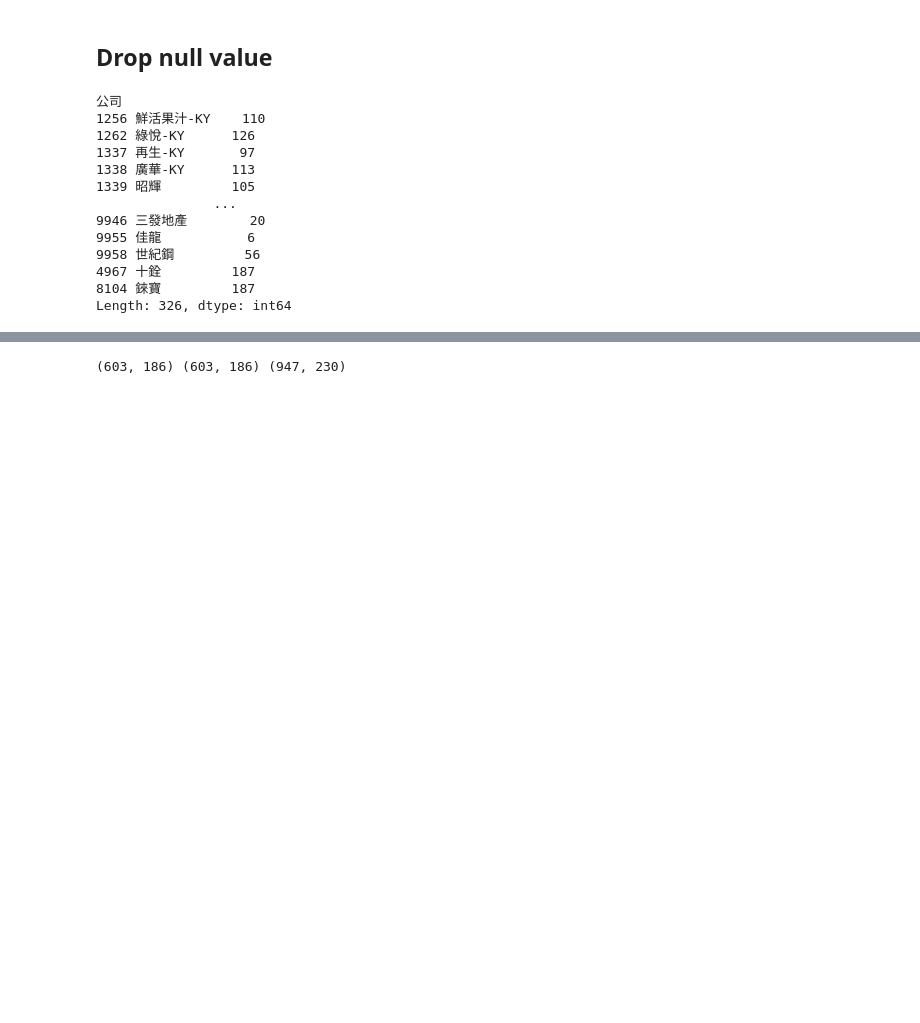
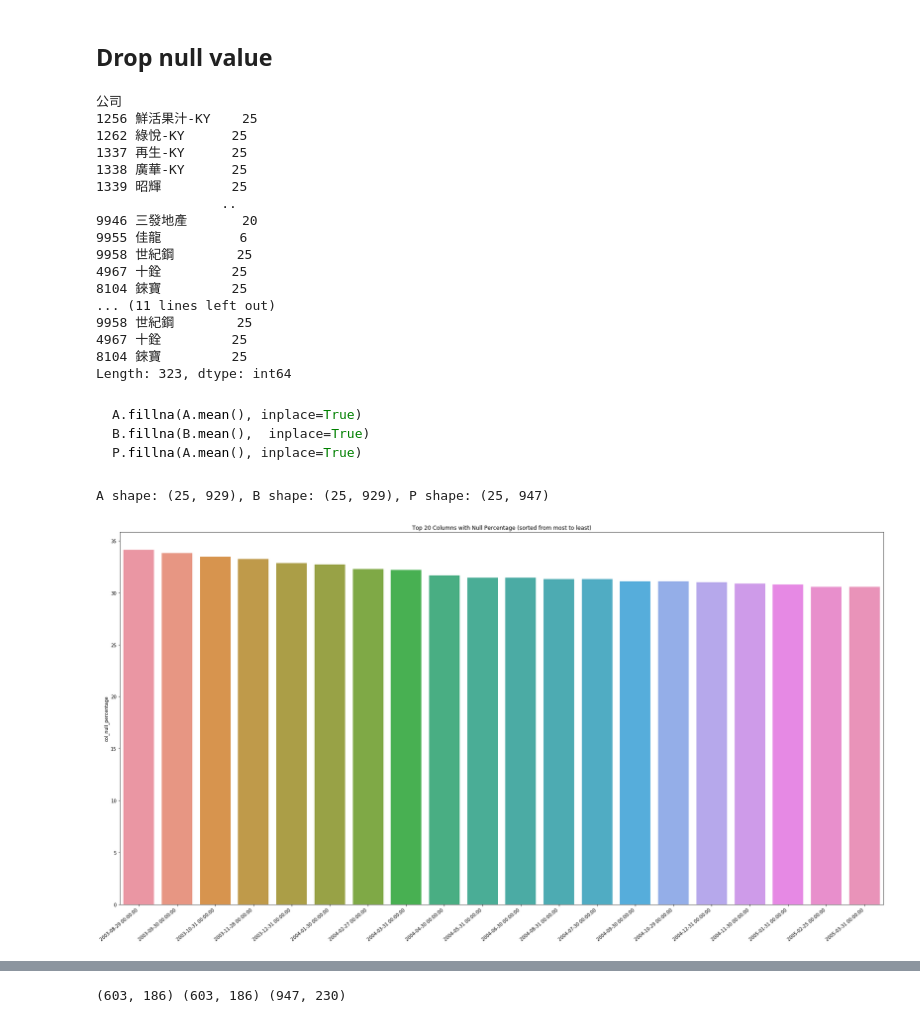
Before and after one commit to yunglinchang/TTT_timeseries_forecasting, a Jupyter notebook: TimeSeriesForecasting_RankIC.ipynb, the cells around one changed output, grey strips where cells are left out. Saved outputs shown, nothing was run; the diff lists cells and outputs as text; code cells hidden in the pictures; blank space fills up the shorter version.

````diff
--- a/TimeSeriesForecasting_RankIC.ipynb
+++ b/TimeSeriesForecasting_RankIC.ipynb
@@ -67,19 +63,54 @@ P.head()
 def print_null(data, n=0):
     print(data.isnull().sum(axis=n)[data.isnull().sum(axis=n) != 0])
 
-print_null(A, 1)
+print_null(A)
+print("------------")
+B = B.replace(0, nan)
+print_null(B)
 # %% [output]
 公司
-1256 鮮活果汁-KY    110
-1262 綠悅-KY      126
-1337 再生-KY       97
-1338 廣華-KY      113
-1339 昭輝         105
-               ...
-9946 三發地產        20
-9955 佳龍           6
-9958 世紀鋼         56
-4967 十銓         187
-8104 錸寶         187
-Length: 326, dtype: int64
+1256 鮮活果汁-KY    25
+1262 綠悅-KY      25
+1337 再生-KY      25
+1338 廣華-KY      25
+1339 昭輝         25
+                ..
+9946 三發地產       20
+9955 佳龍          6
+9958 世紀鋼        25
+4967 十銓         25
+8104 錸寶         25
+... (11 lines left out)
+9958 世紀鋼        25
+4967 十銓         25
+8104 錸寶         25
+Length: 323, dtype: int64
+# %% [markdown]
+```Python
+A.fillna(A.mean(), inplace=True)
+B.fillna(B.mean(),  inplace=True)
+P.fillna(A.mean(), inplace=True)
+```
+# %%
+print("A shape: {}, B shape: {}, P shape: {}".format(A.shape, B.shape, P.shape))
+# %% [output]
+A shape: (25, 929), B shape: (25, 929), P shape: (25, 947)
+# %%
+def plot_null(data, n=0):
+    if n==0:
+        index=data.columns
+    else:
+        index=data.index
+    null_col_df = pd.DataFrame((data.isnull().sum(axis=n) / data.shape[n])*100,
+                               index=index, columns=["col_null_percentage"])
+
+    plt.figure(figsize=(30,15))
+    sns.barplot(y="col_null_percentage", x=null_col_df.index, data=null_col_df,
+                order=null_col_df.sort_values("col_null_percentage", ascending=False).iloc[:20].index)
+    plt.xticks(rotation=40, ha="right")
+    plt.title("Top 20 Columns with Null Percentage (sorted from most to least)")
+
+plot_null(A, 1)
+# %% [output]
+[figure, added]
 # %%
````
Also changed, not shown: parts of 13 cells of this notebook, 1 other file.
